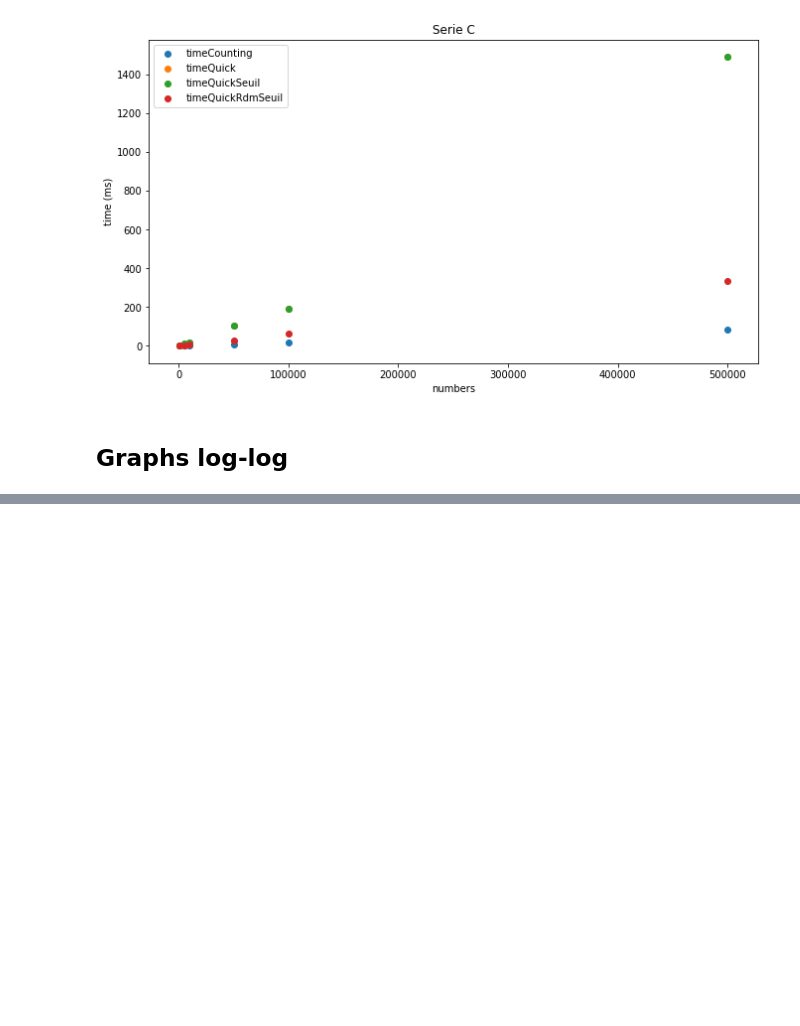
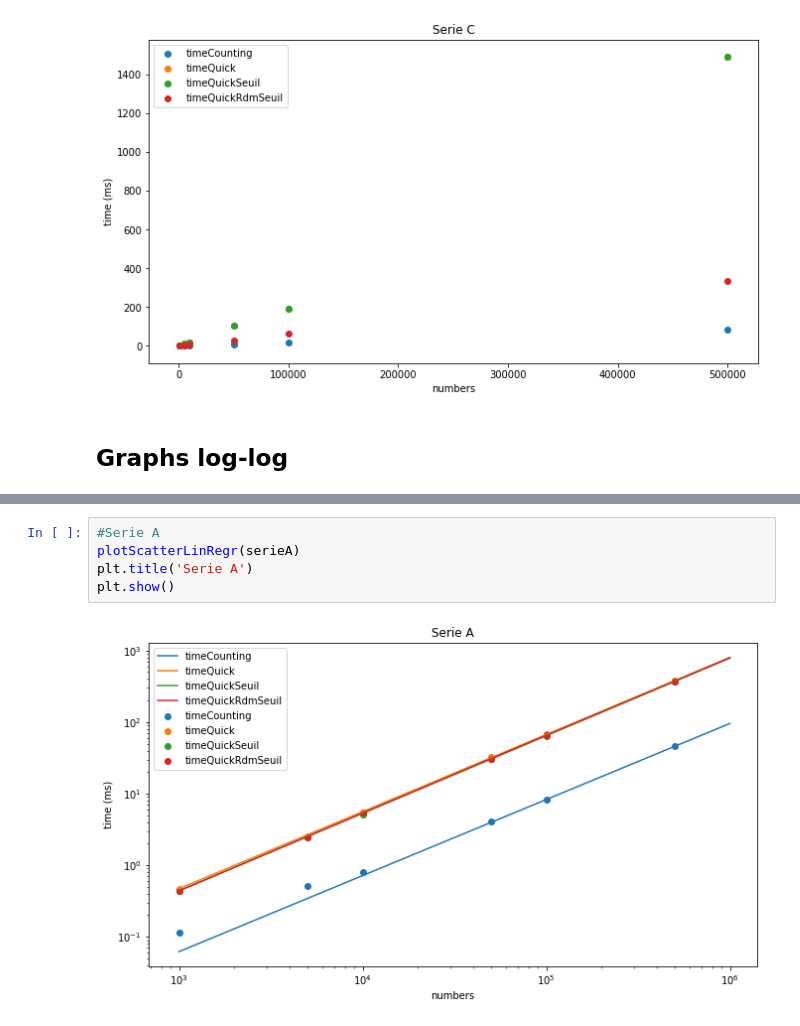
Before and after one commit to FabriceCh/inf8775, a Jupyter notebook: tp1/tp1-H19/comparaisons.ipynb, the cells around one changed output, grey strips where cells are left out. Saved outputs shown, nothing was run; the diff lists cells and outputs as text; blank space fills up the shorter version.

```diff
--- a/tp1/tp1-H19/comparaisons.ipynb
+++ b/tp1/tp1-H19/comparaisons.ipynb
@@ -314,3 +348,10 @@ plt.show()
 [figure]
 [figure]
 [figure]
+# %%
+#Serie A
+plotScatterLinRegr(serieA)
+plt.title('Serie A')
+plt.show()
+# %% [output]
+[figure, added]
```
Also changed, not shown: parts of 4 cells of this notebook.
